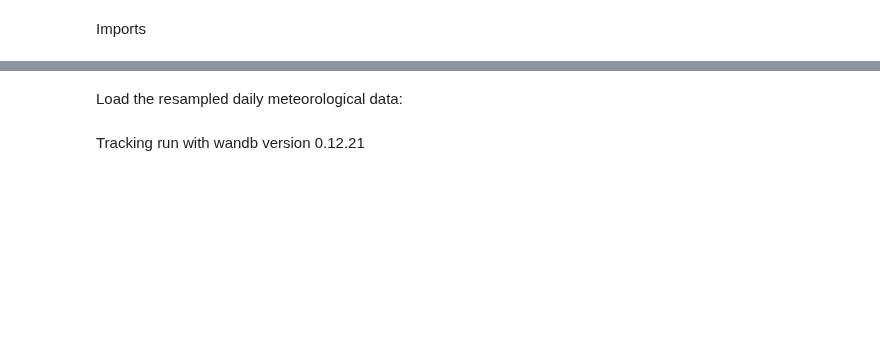
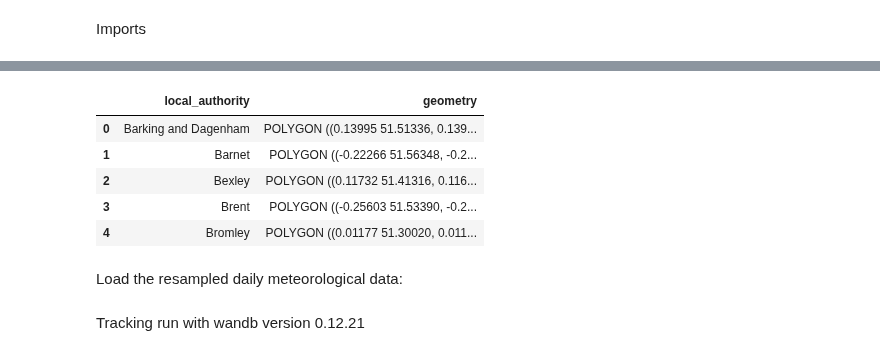
Before and after one commit to michellewl/AQmortality, a Jupyter notebook: mortality_model/borough_mortality.ipynb, the cells around one changed output, grey strips where cells are left out. Drawn from its saved outputs; the diff is of its cells as text; code cells hidden in the pictures; blank space fills up the shorter version.

```diff
--- a/mortality_model/borough_mortality.ipynb
+++ b/mortality_model/borough_mortality.ipynb
@@ -20,3 +20,5 @@ NO2 = LAQNData(species, region)
 income = IncomeData()
 # %%
 met = MetData("Heathrow")
+# %%
+geography = LondonGeoData()
@@ -22,0 +27,2 @@ met = MetData("Heathrow")
+# %%
+london_authorities_gdf = geography.download_and_log()
@@ -23,3 +40,12 @@ met = MetData("Heathrow")
+# %%
+london_authorities_gdf.head()
+# %% [output]
+|  | local_authority | geometry |
+| 0 | Barking and Dagenham | POLYGON ((0.13995 51.51336, 0.139... |
+| 1 | Barnet | POLYGON ((-0.22266 51.56348, -0.2... |
+| 2 | Bexley | POLYGON ((0.11732 51.41316, 0.116... |
+| 3 | Brent | POLYGON ((-0.25603 51.53390, -0.2... |
+| 4 | Bromley | POLYGON ((0.01177 51.30020, 0.011... |
 # %% [markdown]
 Load the resampled daily meteorological data:
 # %%
```
Also changed, not shown: parts of 14 cells of this notebook, 1 other file.
